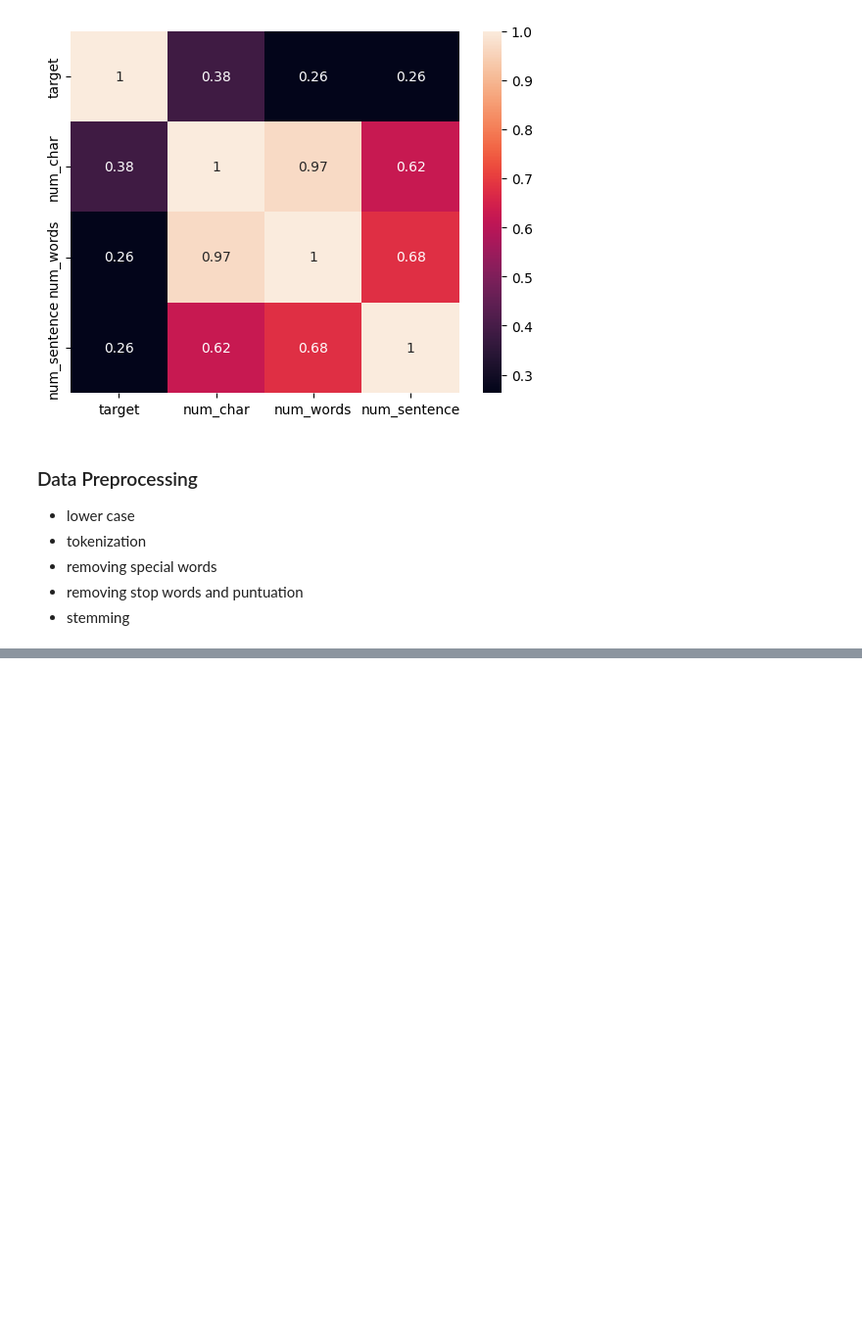
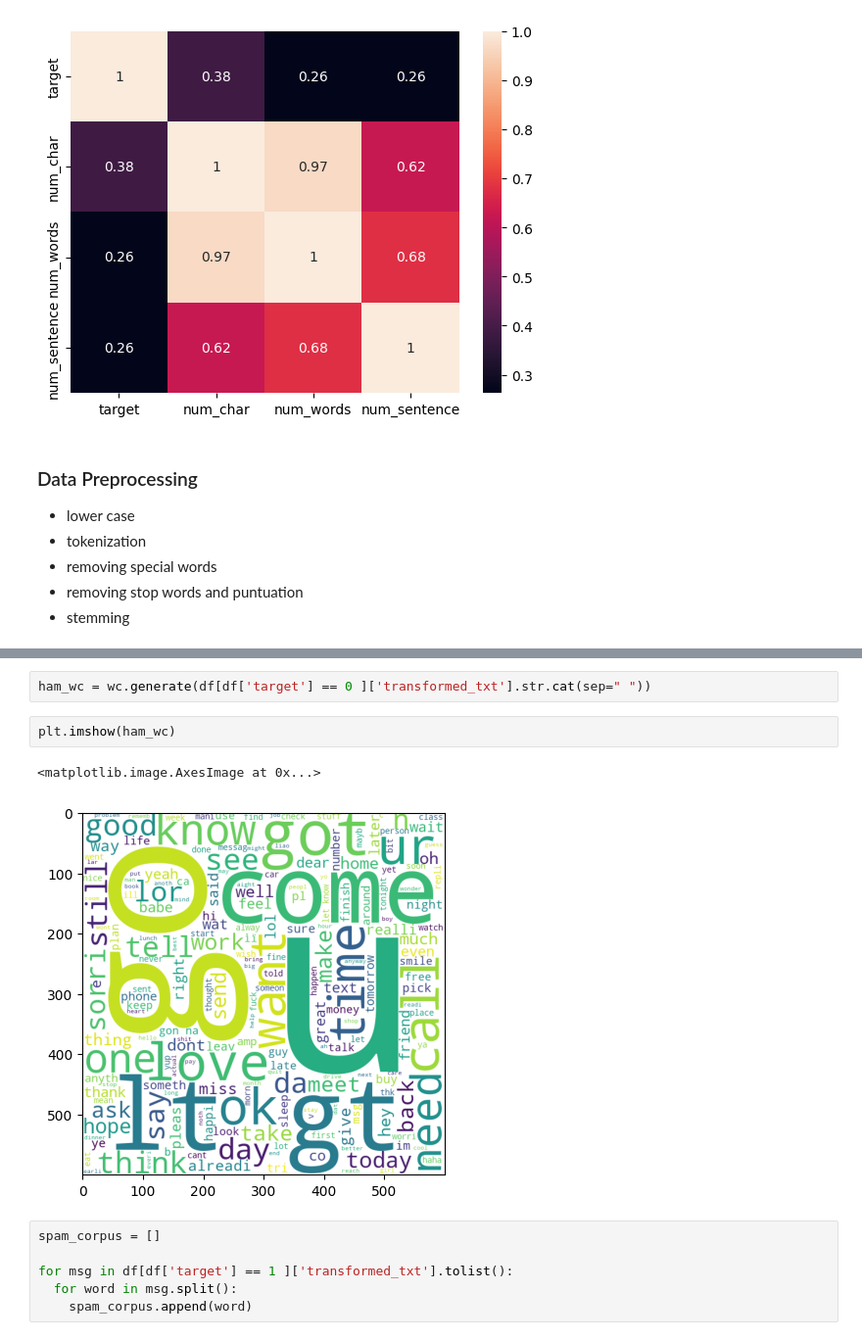
Before and after one commit to ishantiwariii/TextBayes-NB, a Jupyter notebook: spam_det.ipynb, the cells around one changed output, grey strips where cells are left out. Shown at 98% size. Drawn from its saved outputs; the diff is of its cells as text; blank space fills up the shorter version.

```diff
--- a/spam_det.ipynb
+++ b/spam_det.ipynb
@@ -289,0 +361,13 @@ transform_text("Hey I am Ishan Kumar %% Tiwari")
+# %%
+ham_wc = wc.generate(df[df['target'] == 0 ]['transformed_txt'].str.cat(sep=" "))
+# %%
+plt.imshow(ham_wc)
+# %% [output]
+<matplotlib.image.AxesImage at 0x...>
+[figure, added]
+# %%
+spam_corpus = []
+
+for msg in df[df['target'] == 1 ]['transformed_txt'].tolist():
+  for word in msg.split():
+    spam_corpus.append(word)
```
Also changed, not shown: parts of 30 cells of this notebook, 3 other files.
